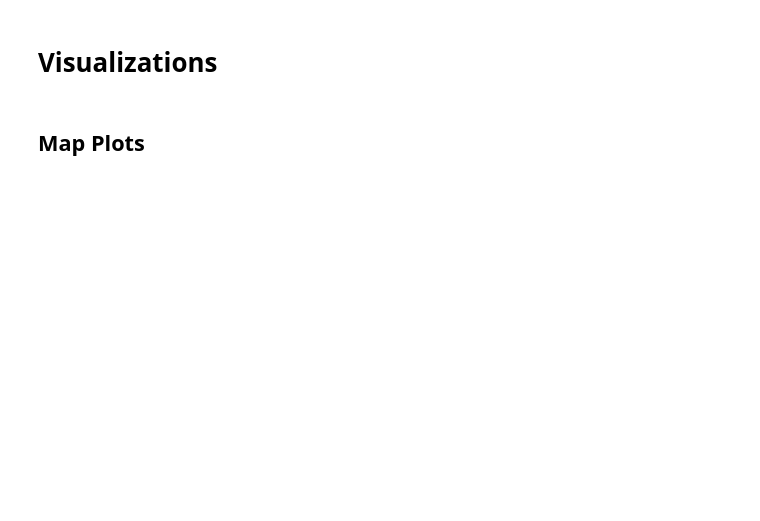
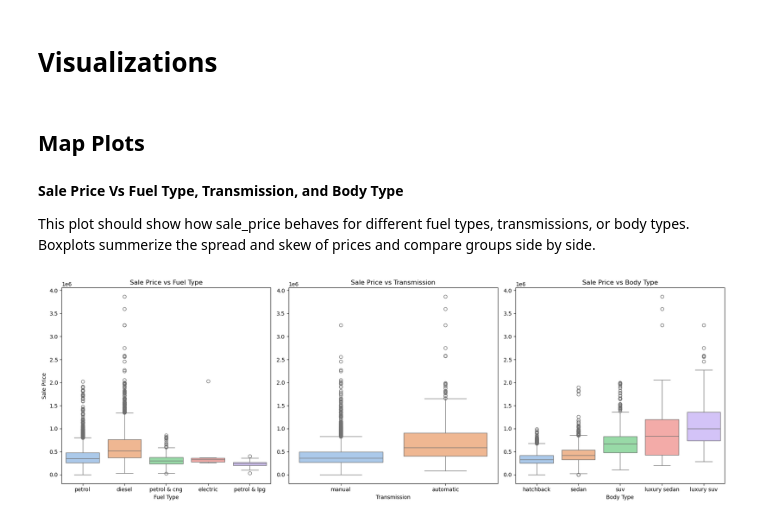
Before and after one commit to aarschne/UN5550finalproject, a Jupyter notebook: data_cleaning_visualization.ipynb, the cells around one changed output. Cells and saved outputs as stored; diff of their text form; code cells hidden in the pictures; blank space fills up the shorter version.

Commit message:
Update data_cleaning_visualization.ipynb
Part of the visualizations added

```diff
--- a/data_cleaning_visualization.ipynb
+++ b/data_cleaning_visualization.ipynb
@@ -33,3 +19,37 @@ cars['original_price'] = imputer.fit_transform(cars[['original_price']])
 # Visualizations
 # %% [markdown]
 ## Map Plots
+# %% [markdown]
+**Sale Price Vs Fuel Type, Transmission, and Body Type**
+
+This plot should show how sale_price behaves for different fuel types, transmissions, or body types.
+Boxplots summerize the spread and skew of prices and compare groups side by side.
+# %%
+# Set up the figure with subplots for each categorical variable
+fig, axes = plt.subplots(1, 3, figsize=(18, 6))
+
+# Boxplot: sale_price vs fuel_type
+sns.boxplot(x='fuel_type', y='sale_price', data=cars, ax=axes[0],
+            hue='fuel_type', palette='pastel', legend=False)
+axes[0].set_title('Sale Price vs Fuel Type', fontsize=12)
+axes[0].set_xlabel('Fuel Type')
+axes[0].set_ylabel('Sale Price')
+
+# Boxplot: sale_price vs transmission
+sns.boxplot(x='transmission', y='sale_price', data=cars, ax=axes[1],
+           hue='transmission', palette='pastel', legend=False)
+axes[1].set_title('Sale Price vs Transmission', fontsize=12)
+axes[1].set_xlabel('Transmission')
+axes[1].set_ylabel('')
+
+# Boxplot: sale_price vs body_type
+sns.boxplot(x='body_type', y='sale_price', data=cars, ax=axes[2],
+           hue='body_type', palette='pastel', legend=False)
+axes[2].set_title('Sale Price vs Body Type', fontsize=12)
+axes[2].set_xlabel('Body Type')
+axes[2].set_ylabel('')
+
+plt.tight_layout()
+plt.show()
+# %% [output]
+[figure, added]
```
Also changed, not shown: parts of 9 cells of this notebook.
